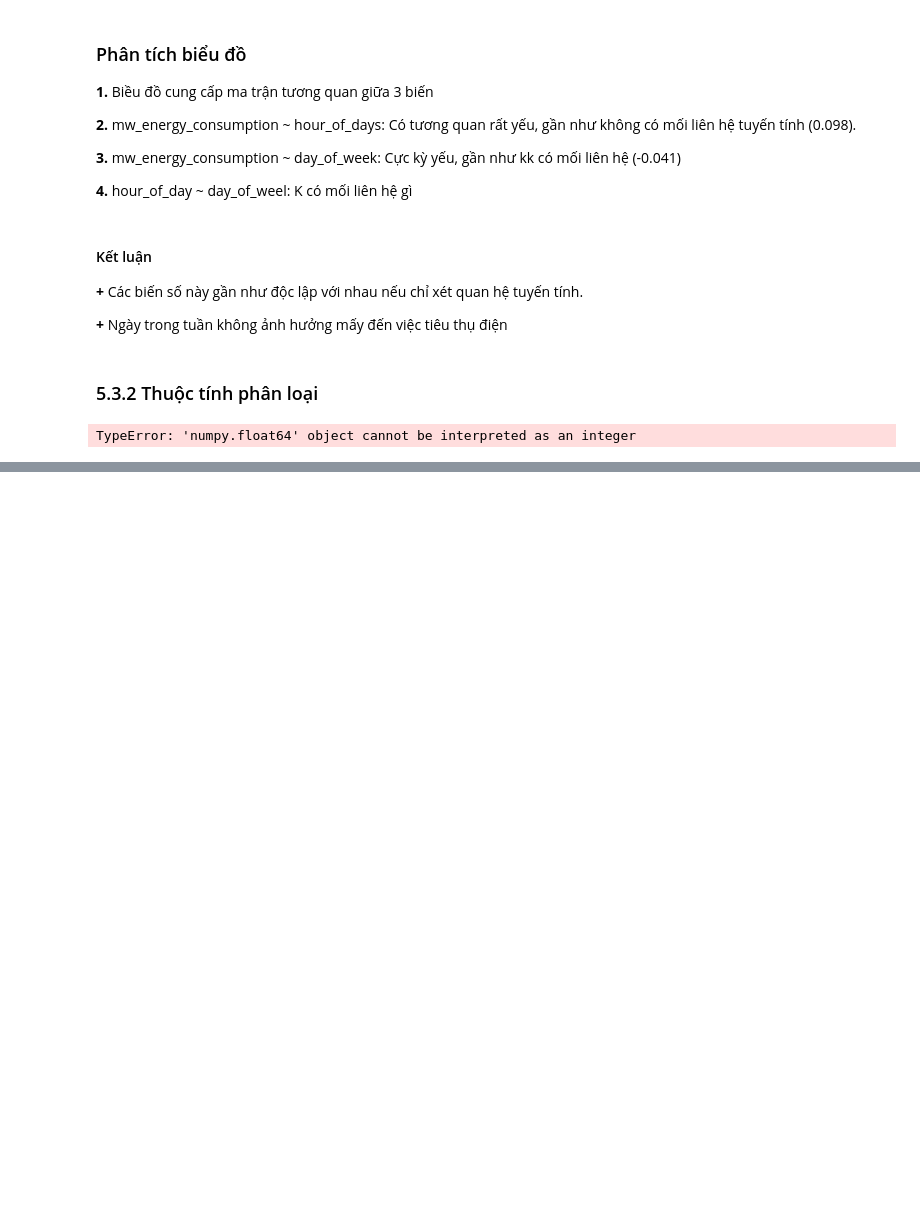
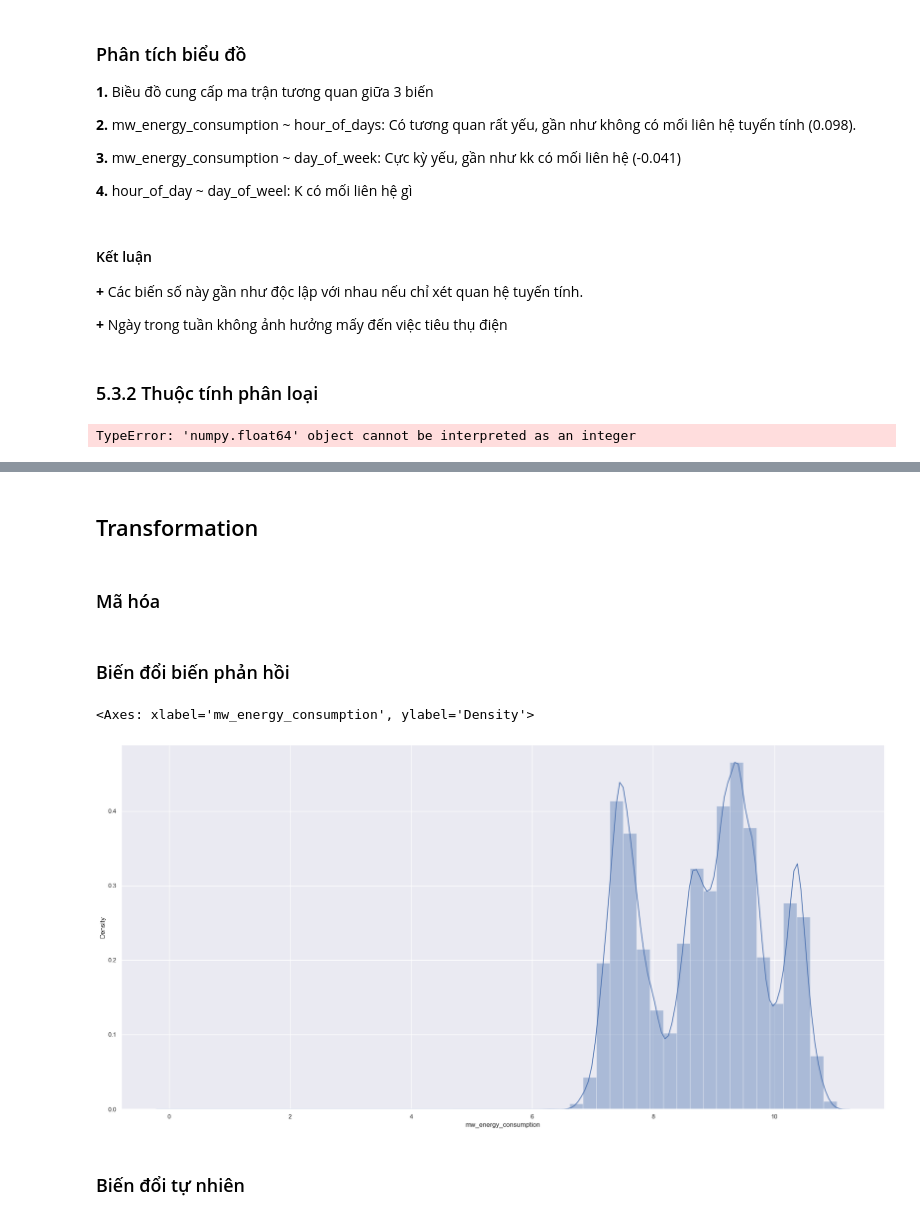
Before and after one commit to tranchienthang30/BTL_DataScience, a Jupyter notebook: Energy_Consumption.ipynb, the cells around one changed output, grey strips where cells are left out. Cells and saved outputs as stored; diff of their text form; code cells hidden in the pictures; blank space fills up the shorter version.

```diff
--- a/Energy_Consumption.ipynb
+++ b/Energy_Consumption.ipynb
@@ -928,0 +990,19 @@ TypeError: 'numpy.float64' object cannot be interpreted as an integer
+# %%
+df5 = df4.copy()
+# %% [markdown]
+## Transformation
+# %% [markdown]
+### Mã hóa
+# %%
+df5 = pd.get_dummies( df5, prefix=['holidays'], columns=['holidays'] )
+# %% [markdown]
+### Biến đổi biến phản hồi
+# %%
+df5['mw_energy_consumption'] = np.log1p( df5['mw_energy_consumption'] )
+# %%
+sns.distplot( df5['mw_energy_consumption'] )
+# %% [output]
+<Axes: xlabel='mw_energy_consumption', ylabel='Density'>
+[figure, added]
+# %% [markdown]
+### Biến đổi tự nhiên
```
Also changed, not shown: parts of 15 cells of this notebook.
